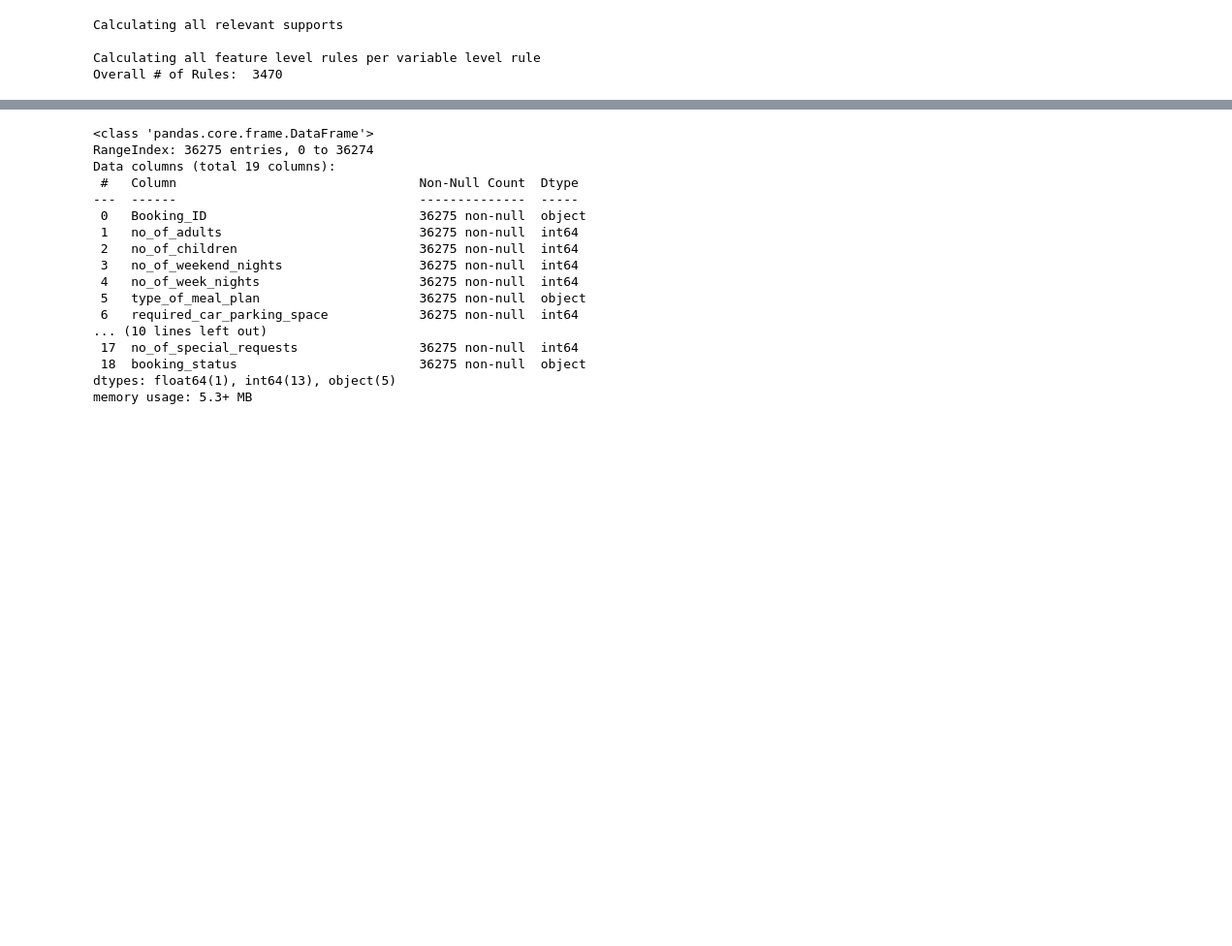
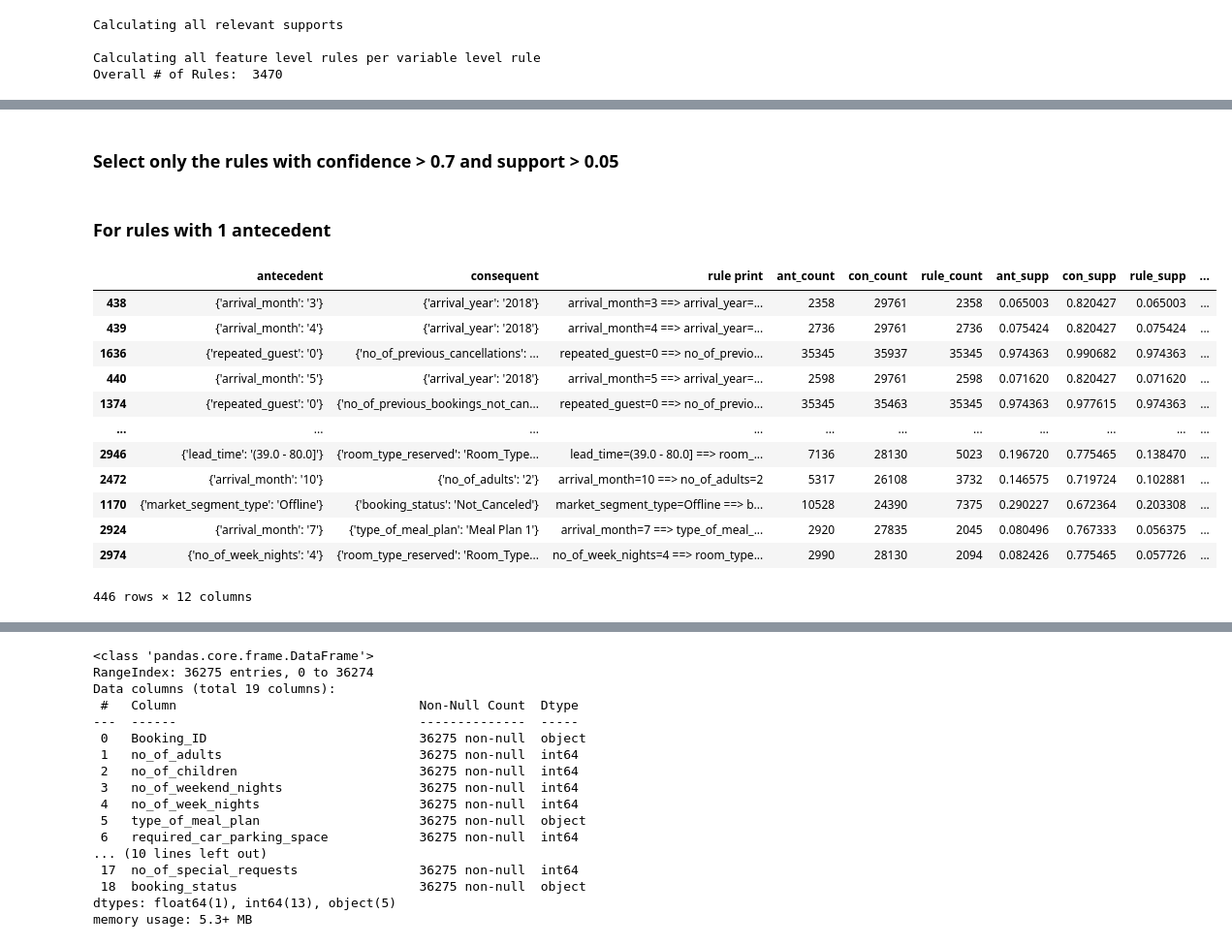
Before and after one commit to Ca3zsar/DM-Tasks, a Jupyter notebook: DM_Task2.ipynb, the cells around one changed output, grey strips where cells are left out. Shown at 97% size. Drawn from its saved outputs; the diff is of its cells as text; code cells hidden in the pictures; blank space fills up the shorter version.

```diff
--- a/DM_Task2.ipynb
+++ b/DM_Task2.ipynb
@@ -49,0 +39,20 @@ rules_2[rules_2['confidence'] > 0.5]
+# %% [markdown]
+### Select only the rules with confidence > 0.7 and support > 0.05
+# %% [markdown]
+### For rules with 1 antecedent
+# %%
+rules_2[rules_2['confidence'] > 0.7][rules_2['rule_supp'] > 0.05].sort_values(by='confidence', ascending=False)
+# %% [output]
+|  | antecedent | consequent | rule print | ant_count | con_count | rule_count | ant_supp | con_supp | rule_supp | ... |
+| 438 | {'arrival_month': '3'} | {'arrival_year': '2018'} | arrival_month=3 ==> arrival_year=... | 2358 | 29761 | 2358 | 0.065003 | 0.820427 | 0.065003 | ... |
+| 439 | {'arrival_month': '4'} | {'arrival_year': '2018'} | arrival_month=4 ==> arrival_year=... | 2736 | 29761 | 2736 | 0.075424 | 0.820427 | 0.075424 | ... |
+| 1636 | {'repeated_guest': '0'} | {'no_of_previous_cancellations': ... | repeated_guest=0 ==> no_of_previo... | 35345 | 35937 | 35345 | 0.974363 | 0.990682 | 0.974363 | ... |
+| 440 | {'arrival_month': '5'} | {'arrival_year': '2018'} | arrival_month=5 ==> arrival_year=... | 2598 | 29761 | 2598 | 0.071620 | 0.820427 | 0.071620 | ... |
+| 1374 | {'repeated_guest': '0'} | {'no_of_previous_bookings_not_can... | repeated_guest=0 ==> no_of_previo... | 35345 | 35463 | 35345 | 0.974363 | 0.977615 | 0.974363 | ... |
+| ... | ... | ... | ... | ... | ... | ... | ... | ... | ... | ... |
+| 2946 | {'lead_time': '(39.0 - 80.0]'} | {'room_type_reserved': 'Room_Type... | lead_time=(39.0 - 80.0] ==> room_... | 7136 | 28130 | 5023 | 0.196720 | 0.775465 | 0.138470 | ... |
+| 2472 | {'arrival_month': '10'} | {'no_of_adults': '2'} | arrival_month=10 ==> no_of_adults=2 | 5317 | 26108 | 3732 | 0.146575 | 0.719724 | 0.102881 | ... |
+| 1170 | {'market_segment_type': 'Offline'} | {'booking_status': 'Not_Canceled'} | market_segment_type=Offline ==> b... | 10528 | 24390 | 7375 | 0.290227 | 0.672364 | 0.203308 | ... |
+| 2924 | {'arrival_month': '7'} | {'type_of_meal_plan': 'Meal Plan 1'} | arrival_month=7 ==> type_of_meal_... | 2920 | 27835 | 2045 | 0.080496 | 0.767333 | 0.056375 | ... |
+| 2974 | {'no_of_week_nights': '4'} | {'room_type_reserved': 'Room_Type... | no_of_week_nights=4 ==> room_type... | 2990 | 28130 | 2094 | 0.082426 | 0.775465 | 0.057726 | ... |
+446 rows × 12 columns
```
Also changed, not shown: parts of 13 cells of this notebook.
